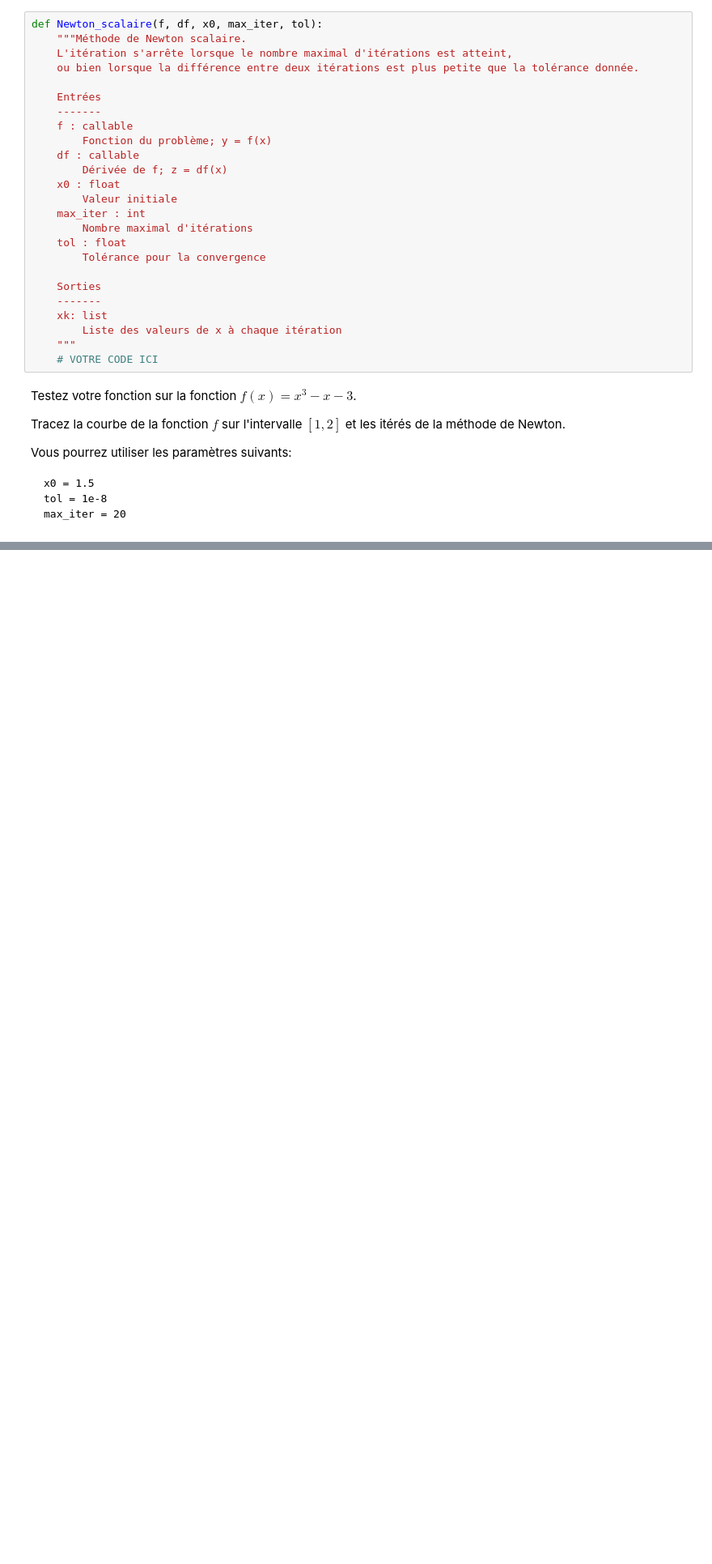
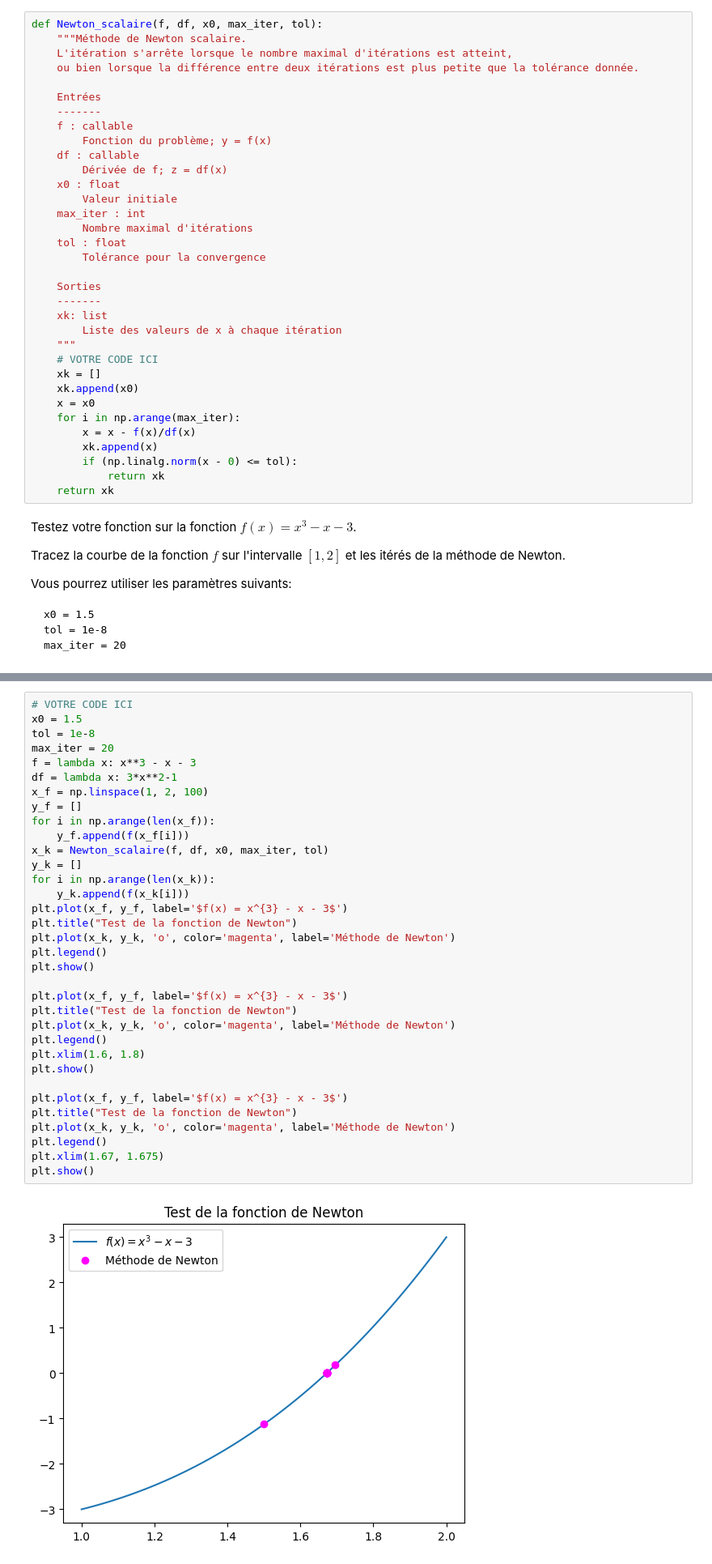
Before and after one commit to Arkanthara/numerical_analysis, a Jupyter notebook: tp8_anum.ipynb, the cells around one changed output, grey strips where cells are left out. Shown at 81% size. Drawn from its saved outputs; the diff is of its cells as text; blank space fills up the shorter version.

```diff
--- a/tp8_anum.ipynb
+++ b/tp8_anum.ipynb
@@ -504,6 +559,15 @@ def Newton_scalaire(f, df, x0, max_iter, tol):
         Liste des valeurs de x à chaque itération
     """
     # VOTRE CODE ICI
+    xk = []
+    xk.append(x0)
+    x = x0
+    for i in np.arange(max_iter):
+        x = x - f(x)/df(x)
+        xk.append(x)
+        if (np.linalg.norm(x - 0) <= tol):
+            return xk
+    return xk
 # %% [markdown]
 Testez votre fonction sur la fonction $f(x) = x^3 - x - 3$.
 
@@ -518,0 +581,36 @@ Vous pourrez utiliser les paramètres suivants:
+# %%
+# VOTRE CODE ICI
+x0 = 1.5
+tol = 1e-8
+max_iter = 20
+f = lambda x: x**3 - x - 3
+df = lambda x: 3*x**2-1
+x_f = np.linspace(1, 2, 100)
+y_f = []
+for i in np.arange(len(x_f)):
+    y_f.append(f(x_f[i]))
+x_k = Newton_scalaire(f, df, x0, max_iter, tol)
+y_k = []
+for i in np.arange(len(x_k)):
+    y_k.append(f(x_k[i]))
+plt.plot(x_f, y_f, label='$f(x) = x^{3} - x - 3$')
+plt.title("Test de la fonction de Newton")
+plt.plot(x_k, y_k, 'o', color='magenta', label='Méthode de Newton')
+plt.legend()
+plt.show()
+
+plt.plot(x_f, y_f, label='$f(x) = x^{3} - x - 3$')
+plt.title("Test de la fonction de Newton")
+plt.plot(x_k, y_k, 'o', color='magenta', label='Méthode de Newton')
+plt.legend()
+plt.xlim(1.6, 1.8)
+plt.show()
+
+plt.plot(x_f, y_f, label='$f(x) = x^{3} - x - 3$')
+plt.title("Test de la fonction de Newton")
+plt.plot(x_k, y_k, 'o', color='magenta', label='Méthode de Newton')
+plt.legend()
+plt.xlim(1.67, 1.675)
+plt.show()
+# %% [output]
+[figure, added]
```
Also changed, not shown: parts of 19 cells of this notebook.
